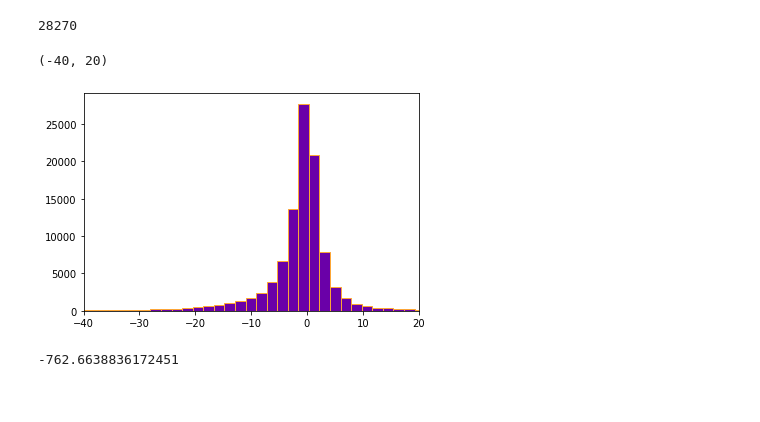
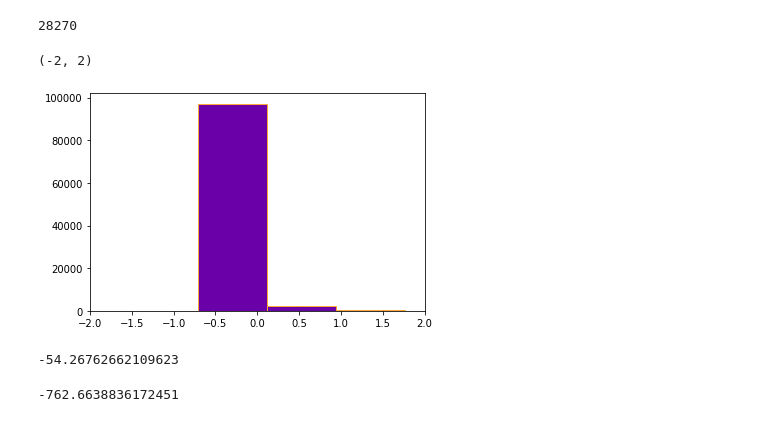
Before and after one commit to someoneinthecrowd/Microroller_Fields, a Jupyter notebook: 4para_try.ipynb, the cells around one changed output. Cells and saved outputs as stored; diff of their text form; code cells hidden in the pictures.

```diff
--- a/4para_try.ipynb
+++ b/4para_try.ipynb
@@ -259,11 +259,15 @@ print(end - start)
 np.savetxt("test_hp_0217.csv",test, delimiter=",")
 np.savetxt("result_hp_0217.csv",result, delimiter=",")
 # %%
-plt.hist(result,800,facecolor=cm.plasma(0.2), edgecolor=cm.plasma(0.8))
-plt.xlim(-40,20)
+plt.hist(result,1000,facecolor=cm.plasma(0.2), edgecolor=cm.plasma(0.8))
+plt.xlim(-2,2)
 # %% [output]
-(-40, 20)
+(-2, 2)
-[figure, old version]
+[figure, new version]
+# %%
+min(result)
+# %% [output]
+-54.26762662109623
 # %%
 np.min(result)
 # %% [output]
```
Also changed, not shown: parts of 10 cells of this notebook.
